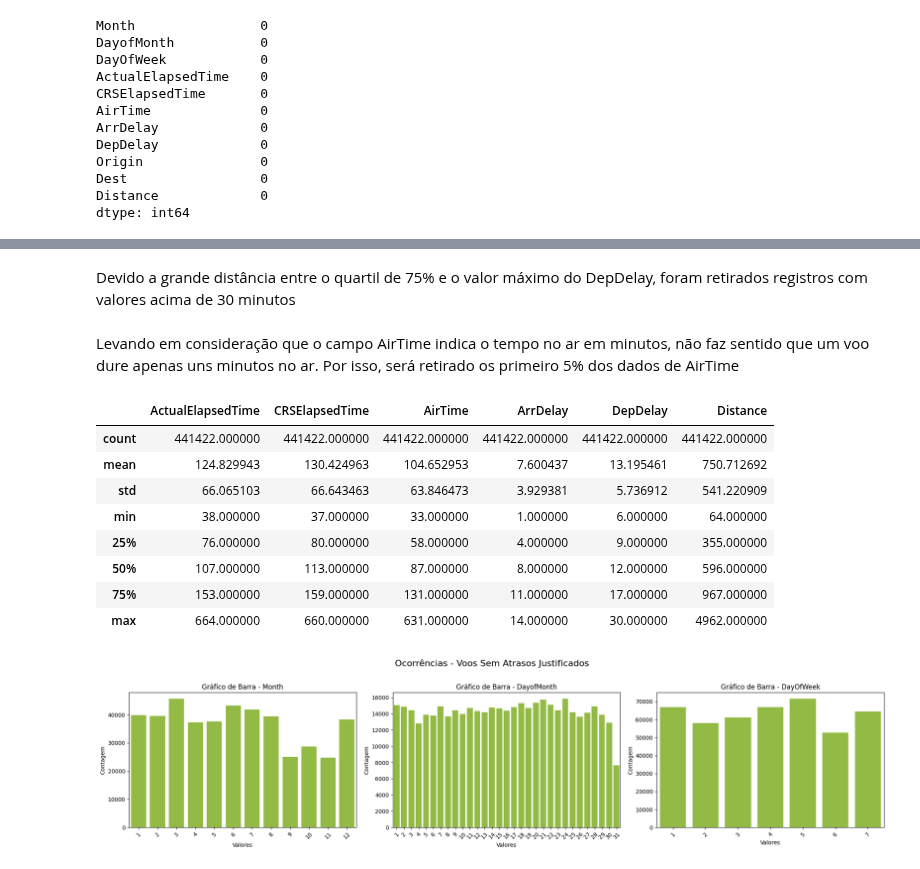
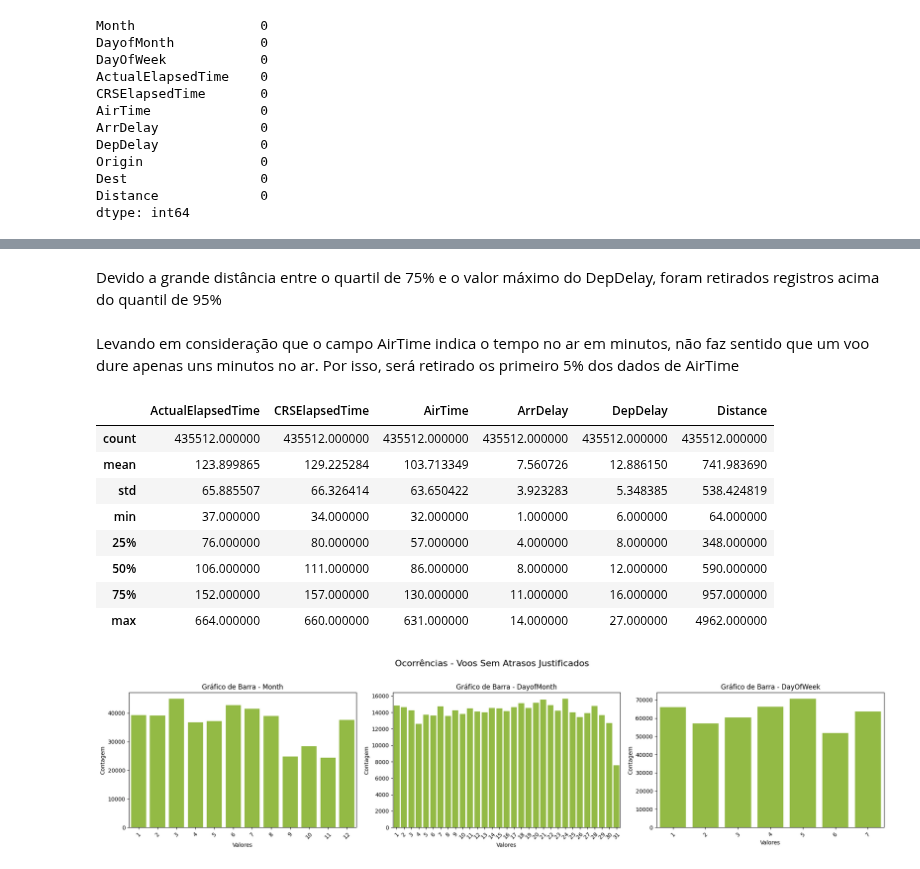
Before and after one commit to AdrielyZBoller/Projeto_Mod05_Ada_VemSerTech, a Jupyter notebook: analise_sem_atraso_justificados.ipynb, the cells around one changed output, grey strips where cells are left out. Drawn from its saved outputs; the diff is of its cells as text; code cells hidden in the pictures.

```diff
--- a/analise_sem_atraso_justificados.ipynb
+++ b/analise_sem_atraso_justificados.ipynb
@@ -19,3 +18,0 @@ Mostrar todas as colunas
-# %%
-pd.set_option('display.max_columns', 30)
-df
@@ -312,9 +183,13 @@ df.describe()
 # os regisros com valores nulos e negativos de ArrDelay foram analisados no arquivo 'analise_adiantados.ipynb'
 df = df[df['ArrDelay']>0]
 # %% [markdown]
-Devido a grande distância entre o quartil de 75% e o valor máximo do DepDelay, foram retirados registros com valores acima de 30 minutos
+Devido a grande distância entre o quartil de 75% e o valor máximo do DepDelay, foram retirados registros acima do quantil de 95%
-# %%
-df  = df.loc[df['DepDelay'] <= 30]
+# %%
+# Calcular o quantil de 95%
+quantil_95 = df['DepDelay'].quantile(0.95)
+
+# Aplicar o filtro
+df  = df.loc[df['DepDelay'] <= quantil_95]
 # %% [markdown]
 Levando em consideração que o campo AirTime indica o tempo no ar em minutos, não faz sentido que um voo dure apenas uns minutos no ar. Por isso, será retirado os primeiro 5% dos dados de AirTime
 # %%
@@ -326,22 +201,20 @@ df  = df.loc[df['AirTime'] >= quantil_5]
 # %%
 lista_var_continuas = ['ActualElapsedTime','CRSElapsedTime',
                        'AirTime','ArrDelay','DepDelay','Distance']
 lista_var_discretas = ['Month','DayofMonth','DayOfWeek']
-df_continua = df[lista_var_continuas]
-df_discreta = df[lista_var_discretas]
 
 # verificando novamente
-df_continua.describe()
+df[lista_var_continuas].describe()
 # %% [output]
 |  | ActualElapsedTime | CRSElapsedTime | AirTime | ArrDelay | DepDelay | Distance |
-| count | 441422.000000 | 441422.000000 | 441422.000000 | 441422.000000 | 441422.000000 | 441422.000000 |
-| mean | 124.829943 | 130.424963 | 104.652953 | 7.600437 | 13.195461 | 750.712692 |
-| std | 66.065103 | 66.643463 | 63.846473 | 3.929381 | 5.736912 | 541.220909 |
-| min | 38.000000 | 37.000000 | 33.000000 | 1.000000 | 6.000000 | 64.000000 |
-| 25% | 76.000000 | 80.000000 | 58.000000 | 4.000000 | 9.000000 | 355.000000 |
-| 50% | 107.000000 | 113.000000 | 87.000000 | 8.000000 | 12.000000 | 596.000000 |
-| 75% | 153.000000 | 159.000000 | 131.000000 | 11.000000 | 17.000000 | 967.000000 |
-| max | 664.000000 | 660.000000 | 631.000000 | 14.000000 | 30.000000 | 4962.000000 |
+| count | 435512.000000 | 435512.000000 | 435512.000000 | 435512.000000 | 435512.000000 | 435512.000000 |
+| mean | 123.899865 | 129.225284 | 103.713349 | 7.560726 | 12.886150 | 741.983690 |
+| std | 65.885507 | 66.326414 | 63.650422 | 3.923283 | 5.348385 | 538.424819 |
+| min | 37.000000 | 34.000000 | 32.000000 | 1.000000 | 6.000000 | 64.000000 |
+| 25% | 76.000000 | 80.000000 | 57.000000 | 4.000000 | 8.000000 | 348.000000 |
+| 50% | 106.000000 | 111.000000 | 86.000000 | 8.000000 | 12.000000 | 590.000000 |
+| 75% | 152.000000 | 157.000000 | 130.000000 | 11.000000 | 16.000000 | 957.000000 |
+| max | 664.000000 | 660.000000 | 631.000000 | 14.000000 | 27.000000 | 4962.000000 |
 # %%
 # Criar gráficos de barra para variáveis discretas
 fig, axs =plt.subplots(1,3, figsize = (20,5))
```
Also changed, not shown: parts of 13 cells of this notebook.
